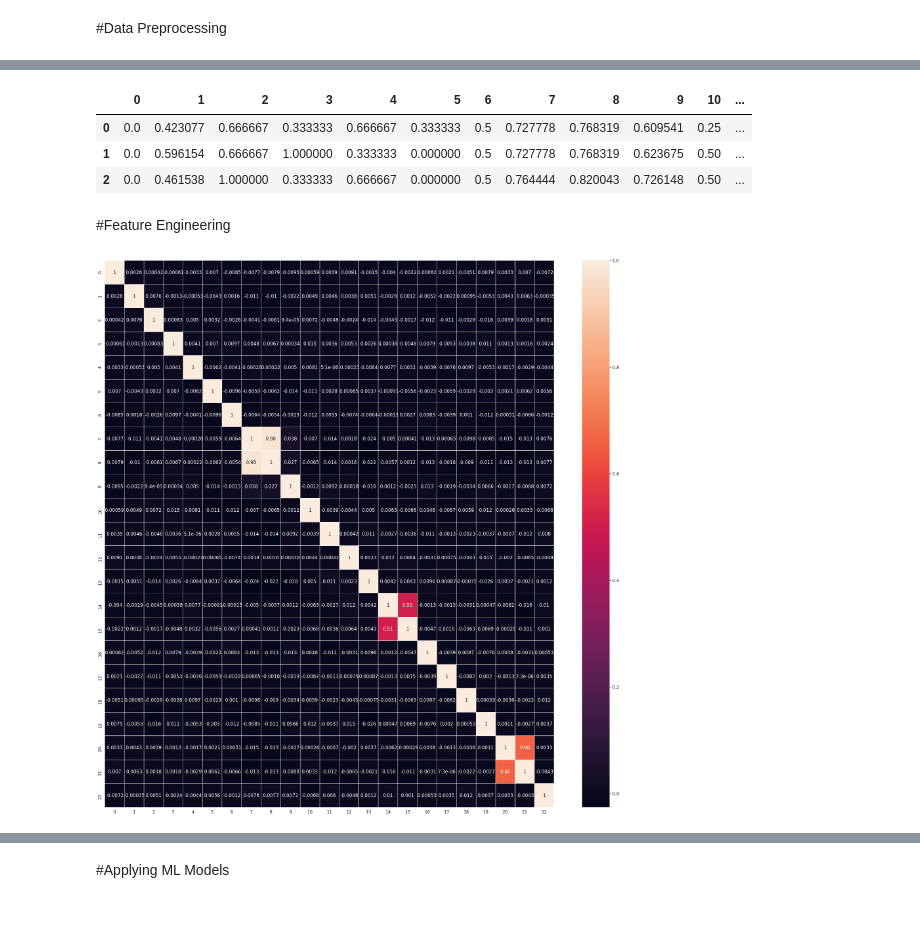
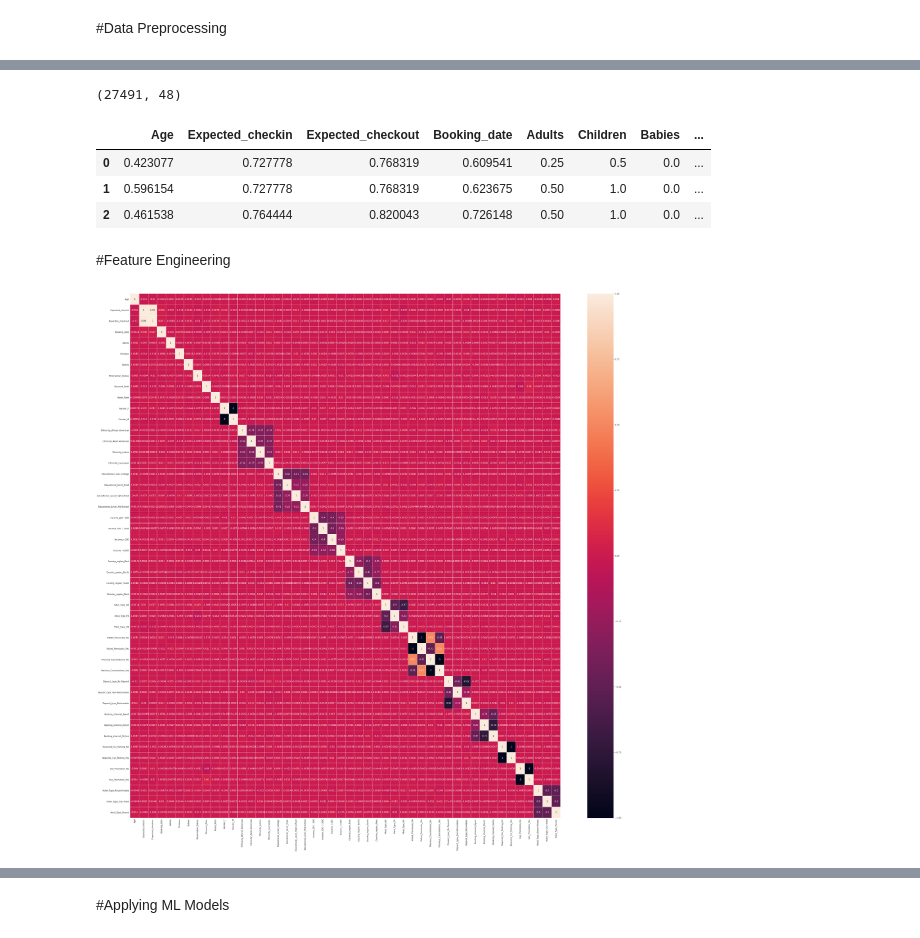
Before and after one commit to rooncal/Data-Science, a Jupyter notebook: Hotel_Reservation.ipynb, the cells around one changed output, grey strips where cells are left out. Cells and saved outputs as stored; diff of their text form; code cells hidden in the pictures.

```diff
--- a/Hotel_Reservation.ipynb
+++ b/Hotel_Reservation.ipynb
@@ -193,3 +177,0 @@ df = df.drop("Reservation-id",axis="columns")
-# %%
-df_2 = pd.get_dummies(df,drop_first=True)
-df = df.apply(label_encoder.fit_transform)
@@ -210,2 +177,0 @@ df_scaled = pd.DataFrame(min_max_scaler.fit_transform(x))
-# %%
-df = pd.DataFrame(min_max_scaler.fit_transform(df))
@@ -211,0 +198,11 @@ df = pd.DataFrame(min_max_scaler.fit_transform(df))
+# %%
+df_2 = pd.get_dummies(df,drop_first=True)
+columns = df.columns
+label_encoder = preprocessing.LabelEncoder()
+df["Reservation_Status"] = label_encoder.fit_transform(df["Reservation_Status"])
+dummy_features = ['Gender', 'Ethnicity', 'Educational_Level', 'Income', 'Country_region', 'Meal_Type', 'Visted_Previously', 'Previous_Cancellations', 'Deposit_type', 'Booking_channel', 'Required_Car_Parking', 'Use_Promotion', 'Hotel_Type']
+ordinal_features = ['Expected_checkin', 'Expected_checkout', 'Booking_date']
+df = pd.get_dummies(data=df, columns=dummy_features)
+ordinal_encoder = preprocessing.OrdinalEncoder()
+for feature in ordinal_features:
+  df[feature] = ordinal_encoder.fit_transform(pd.DataFrame(df[feature]))
@@ -222,0 +238,5 @@ df.head()
+# %%
+x = df[["Age", "Expected_checkin", "Expected_checkout", "Room_Rate", "Booking_date", "Discount_Rate", "Adults", "Children", "Babies"]].values
+min_max_scaler = preprocessing.MinMaxScaler()
+df_scaled = pd.DataFrame(min_max_scaler.fit_transform(x))
+df[["Age", "Expected_checkin", "Expected_checkout", "Room_Rate", "Booking_date", "Discount_Rate", "Adults", "Children", "Babies"]] = df_scaled[[0, 1, 2, 3, 4, 5, 6, 7, 8]]
@@ -223,17 +252,21 @@ df.head()
+# %%
+df.shape
+# %% [output]
+(27491, 48)
 # %%
 df.head(3)
 # %% [output]
-|  | 0 | 1 | 2 | 3 | 4 | 5 | 6 | 7 | 8 | 9 | 10 | ... |
-| 0 | 0.0 | 0.423077 | 0.666667 | 0.333333 | 0.666667 | 0.333333 | 0.5 | 0.727778 | 0.768319 | 0.609541 | 0.25 | ... |
-| 1 | 0.0 | 0.596154 | 0.666667 | 1.000000 | 0.333333 | 0.000000 | 0.5 | 0.727778 | 0.768319 | 0.623675 | 0.50 | ... |
-| 2 | 0.0 | 0.461538 | 1.000000 | 0.333333 | 0.666667 | 0.000000 | 0.5 | 0.764444 | 0.820043 | 0.726148 | 0.50 | ... |
+|  | Age | Expected_checkin | Expected_checkout | Booking_date | Adults | Children | Babies | ... |
+| 0 | 0.423077 | 0.727778 | 0.768319 | 0.609541 | 0.25 | 0.5 | 0.0 | ... |
+| 1 | 0.596154 | 0.727778 | 0.768319 | 0.623675 | 0.50 | 1.0 | 0.0 | ... |
+| 2 | 0.461538 | 0.764444 | 0.820043 | 0.726148 | 0.50 | 1.0 | 0.0 | ... |
 # %% [markdown]
 #Feature Engineering
 # %%
-plt.figure(figsize=(36,36))
+plt.figure(figsize=(72,72))
 plt.rcParams["axes.labelsize"] = 20
 sns.set(font_scale=1.4)
 sns.heatmap(df.corr(), annot = True ,linewidths=.1)
 plt.show()
 # %% [output]
-[figure, old version]
+[figure, new version]
```
Also changed, not shown: parts of 25 cells of this notebook.
